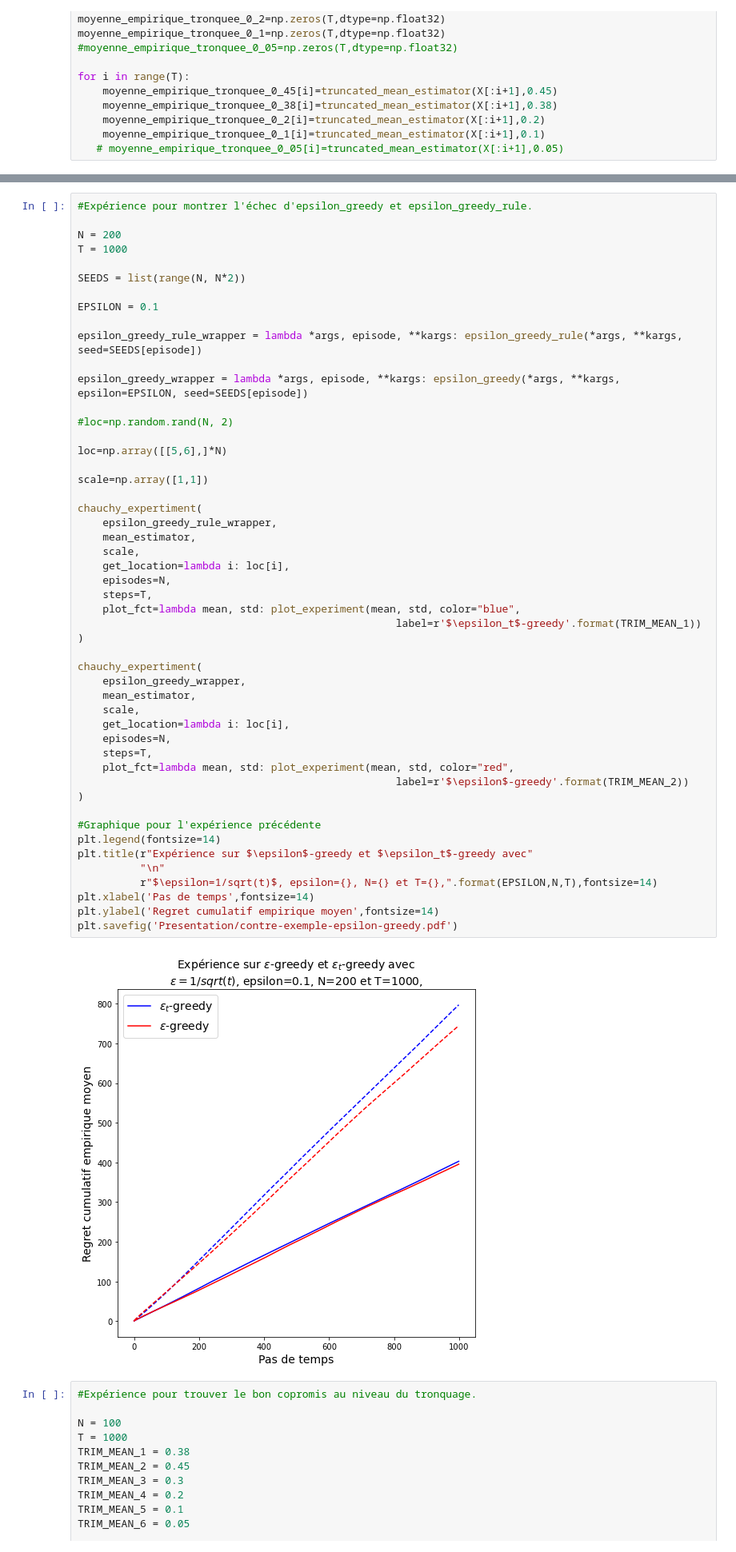
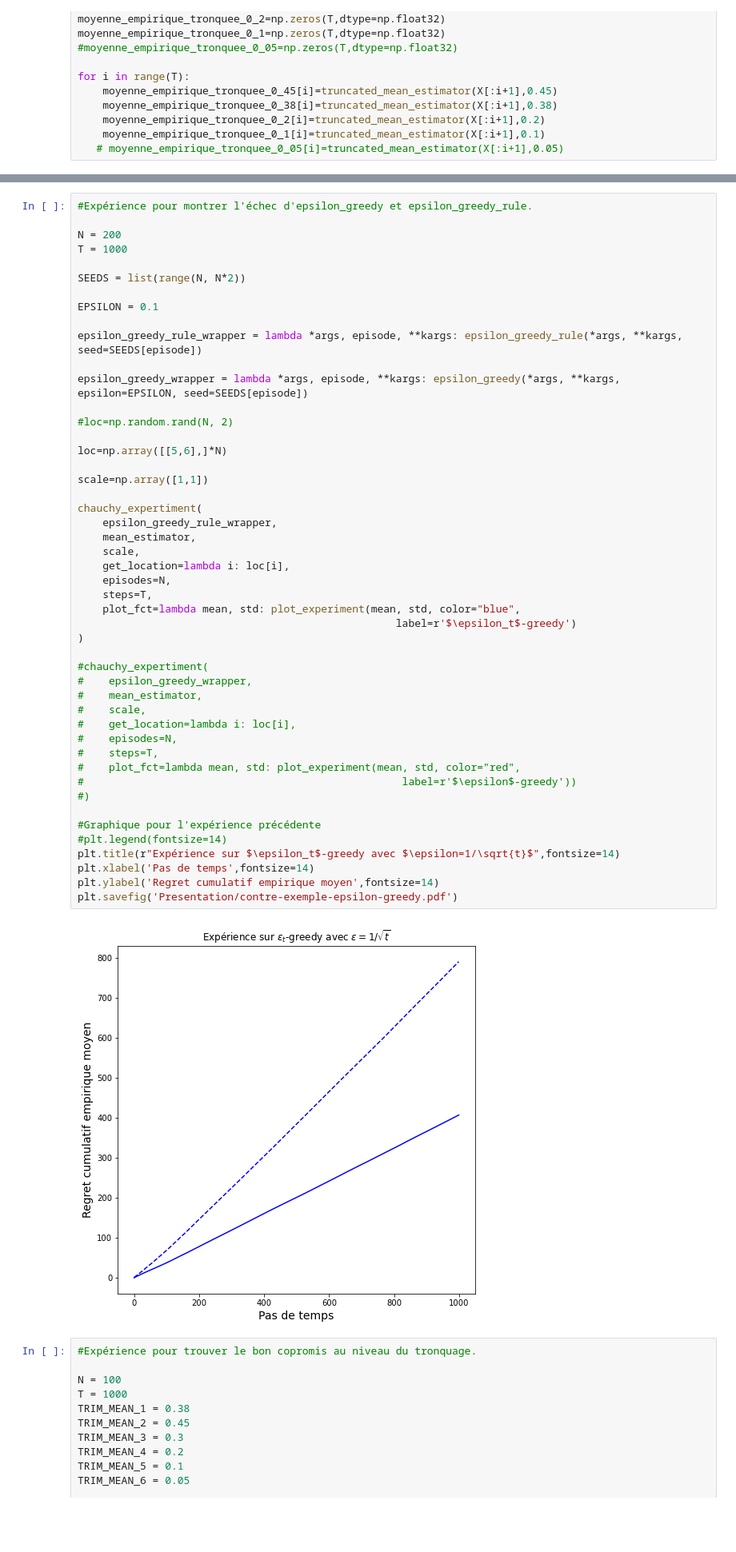
Before and after one commit to vincentmasse/IFT-7201, a Jupyter notebook: Projet/estimateur_bandit_cauchy-Copy1.ipynb, the cells around one changed output, grey strips where cells are left out. Shown at 80% size. Cells and saved outputs as stored; diff of their text form; blank space fills up the shorter version.

```diff
--- a/Projet/estimateur_bandit_cauchy-Copy1.ipynb
+++ b/Projet/estimateur_bandit_cauchy-Copy1.ipynb
@@ -459,49 +459,47 @@ T = 1000
 SEEDS = list(range(N, N*2))
 
 EPSILON = 0.1
 
 epsilon_greedy_rule_wrapper = lambda *args, episode, **kargs: epsilon_greedy_rule(*args, **kargs, seed=SEEDS[episode])
 
 epsilon_greedy_wrapper = lambda *args, episode, **kargs: epsilon_greedy(*args, **kargs, epsilon=EPSILON, seed=SEEDS[episode])
 
 #loc=np.random.rand(N, 2)
 
 loc=np.array([[5,6],]*N)
 
 scale=np.array([1,1])
 
 chauchy_expertiment(
     epsilon_greedy_rule_wrapper,
     mean_estimator,
     scale,
     get_location=lambda i: loc[i],
     episodes=N,
     steps=T,
     plot_fct=lambda mean, std: plot_experiment(mean, std, color="blue",
-                                                   label=r'$\epsilon_t$-greedy'.format(TRIM_MEAN_1))
+                                                   label=r'$\epsilon_t$-greedy')
 )
 
-chauchy_expertiment(
-    epsilon_greedy_wrapper,
-    mean_estimator,
-    scale,
-    get_location=lambda i: loc[i],
-    episodes=N,
-    steps=T,
-    plot_fct=lambda mean, std: plot_experiment(mean, std, color="red",
-                                                   label=r'$\epsilon$-greedy'.format(TRIM_MEAN_2))
-)
+#chauchy_expertiment(
+#    epsilon_greedy_wrapper,
+#    mean_estimator,
+#    scale,
+#    get_location=lambda i: loc[i],
+#    episodes=N,
+#    steps=T,
+#    plot_fct=lambda mean, std: plot_experiment(mean, std, color="red",
+#                                                   label=r'$\epsilon$-greedy'))
+#)
 
 #Graphique pour l'expérience précédente
-plt.legend(fontsize=14)
-plt.title(r"Expérience sur $\epsilon$-greedy et $\epsilon_t$-greedy avec"
-          "\n"
-          r"$\epsilon=1/sqrt(t)$, epsilon={}, N={} et T={},".format(EPSILON,N,T),fontsize=14)
+#plt.legend(fontsize=14)
+plt.title(r"Expérience sur $\epsilon_t$-greedy avec $\epsilon=1/\sqrt{t}$",fontsize=14)
 plt.xlabel('Pas de temps',fontsize=14)
 plt.ylabel('Regret cumulatif empirique moyen',fontsize=14)
 plt.savefig('Presentation/contre-exemple-epsilon-greedy.pdf')
 # %% [output]
-[figure, old version]
+[figure, new version]
 # %%
 #Expérience pour trouver le bon copromis au niveau du tronquage.
 
```
Also changed, not shown: parts of 2 cells of this notebook, 10 other files.
